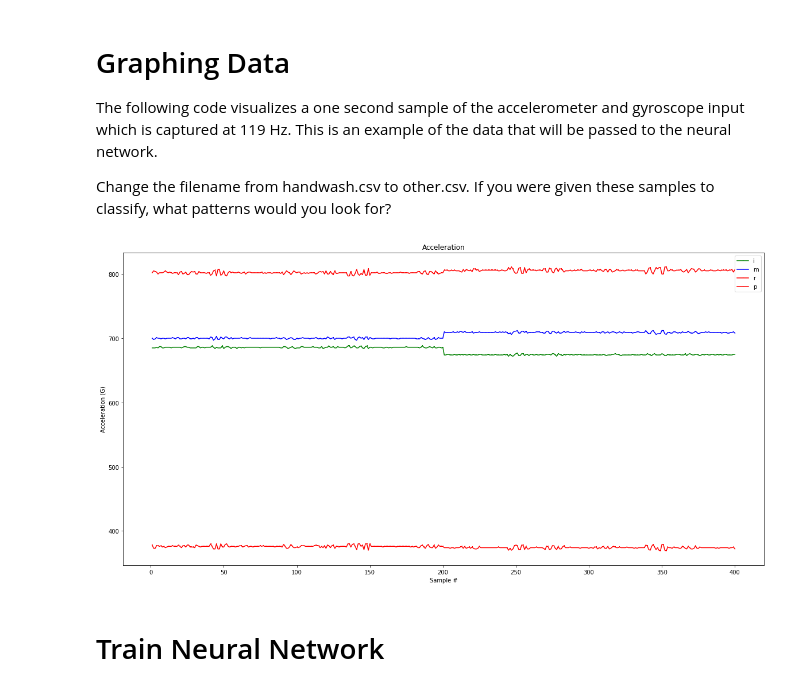
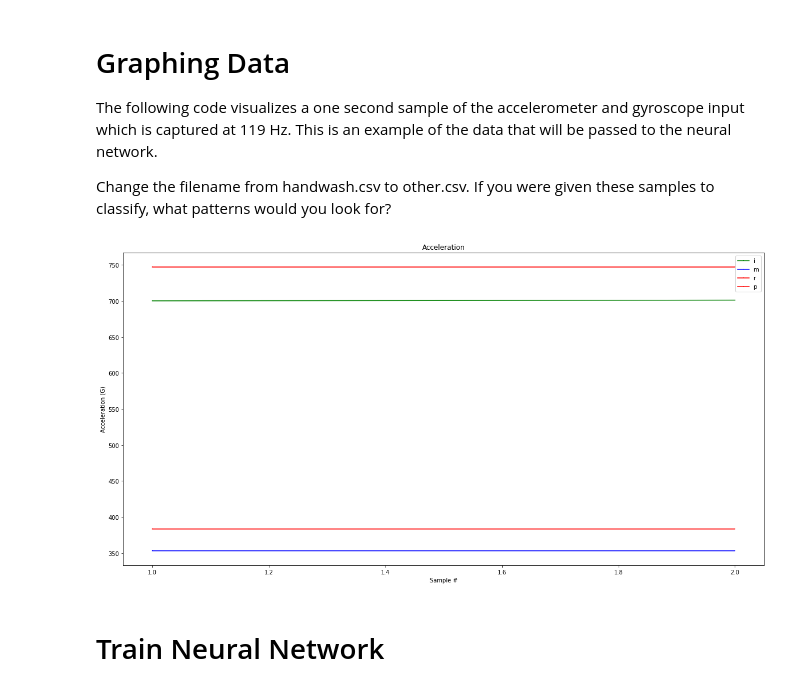
Before and after one commit to RobJMal/Air-Guitar-CS249R, a Jupyter notebook: notebooks/flex_sensor_gesture_recognition.ipynb, the cells around one changed output. Drawn from its saved outputs; the diff is of its cells as text; code cells hidden in the pictures.

```diff
--- a/notebooks/flex_sensor_gesture_recognition.ipynb
+++ b/notebooks/flex_sensor_gesture_recognition.ipynb
@@ -54,36 +54,37 @@ import matplotlib.pyplot as plt
 import numpy as np
 import pandas as pd
 
-filename = "am.csv"
+filename = "f.csv"
 
-SAMPLES_PER_GESTURE = 400
+SAMPLES_PER_GESTURE = 2
+
 
 df = pd.read_csv("/content/" + filename)
 
 index = range(1, SAMPLES_PER_GESTURE+1)
 
 plt.rcParams["figure.figsize"] = (20,10)
 
 plt.plot(index, df['index'][:SAMPLES_PER_GESTURE], 'g.', label='i', linestyle='solid', marker=',')
 plt.plot(index, df['middle'][:SAMPLES_PER_GESTURE], 'b.', label='m', linestyle='solid', marker=',')
 plt.plot(index, df['ring'][:SAMPLES_PER_GESTURE], 'r.', label='r', linestyle='solid', marker=',')
 plt.plot(index, df['pinky'][:SAMPLES_PER_GESTURE], 'r.', label='p', linestyle='solid', marker=',')
 plt.title("Acceleration")
 plt.xlabel("Sample #")
 plt.ylabel("Acceleration (G)")
 plt.legend()
 plt.show()
 
 # plt.plot(index, df['gX'][:SAMPLES_PER_GESTURE], 'g.', label='x', linestyle='solid', marker=',')
 # plt.plot(index, df['gY'][:SAMPLES_PER_GESTURE], 'b.', label='y', linestyle='solid', marker=',')
 # plt.plot(index, df['gZ'][:SAMPLES_PER_GESTURE], 'r.', label='z', linestyle='solid', marker=',')
 # plt.title("Gyroscope")
 # plt.xlabel("Sample #")
 # plt.ylabel("Gyroscope (deg/sec)")
 # plt.legend()
 # plt.show()
 # %% [output]
-[figure, old version]
+[figure, new version]
 # %% [markdown]
 # Train Neural Network
 # %% [markdown]
```
Also changed, not shown: parts of 9 cells of this notebook, 4 other files.
